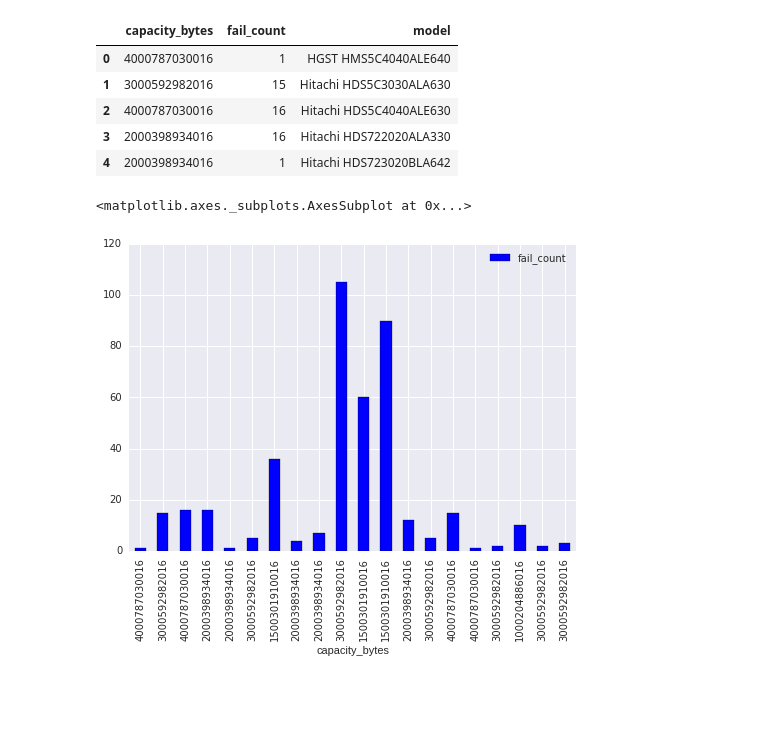
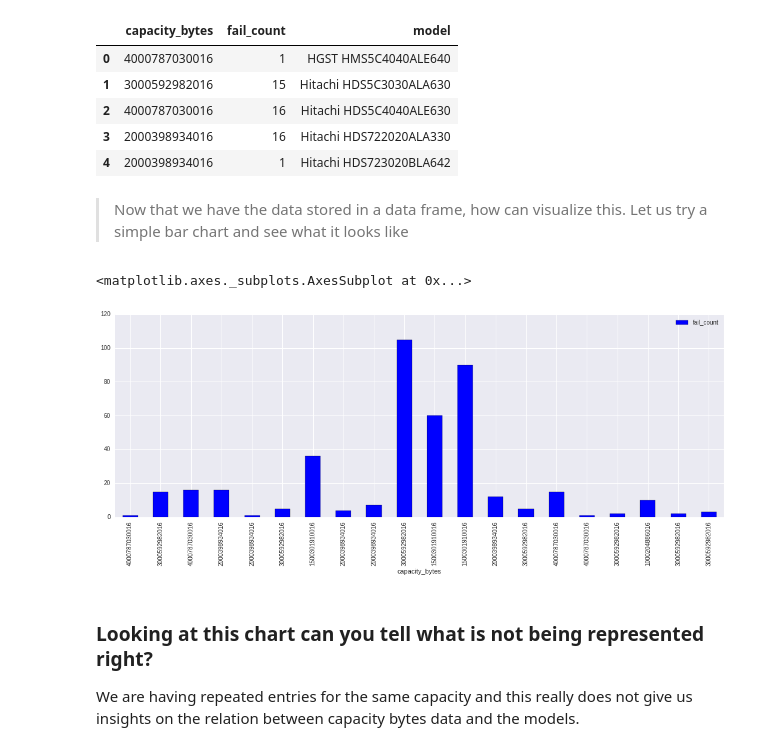
Before and after one commit to ababook/intro-python-data-science, a Jupyter notebook: hard-disk/2. Acquire.ipynb, the cells around one changed output. Drawn from its saved outputs; the diff is of its cells as text; code cells hidden in the pictures; blank space fills up the shorter version.

```diff
--- a/hard-disk/2. Acquire.ipynb
+++ b/hard-disk/2. Acquire.ipynb
@@ -182,6 +222,6 @@ failure_data_for_model_capacity_df.plot(kind="bar",x="capacity_bytes",y="fail_co
 # %%
-#across all models , capacity vs failure
-failure_data_for_all_model_capacity_df = pd.read_sql_query(sql='''SELECT capacity_bytes,count(failure) as fail_count,model
+failure_data_for_all_model_capacity_df = pd.read_sql_query(sql='''SELECT capacity_bytes,count(failure) as fail_count
+                                                                ,model
                                                     from data where failure = 1
                                                     group by model '''
                                              ,con=engine)
@@ -194,8 +246,10 @@ failure_data_for_all_model_capacity_df.head()
 | 2 | 4000787030016 | 16 | Hitachi HDS5C4040ALE630 |
 | 3 | 2000398934016 | 16 | Hitachi HDS722020ALA330 |
 | 4 | 2000398934016 | 1 | Hitachi HDS723020BLA642 |
+# %% [markdown]
+> Now that we have the data stored in a data frame, how can visualize this. Let us try a simple bar chart and see what it looks like
 # %%
-failure_data_for_all_model_capacity_df.plot(x="capacity_bytes",y="fail_count",kind="bar")
+failure_data_for_all_model_capacity_df.plot(x="capacity_bytes",y="fail_count",kind="bar",figsize=(18,6))
 # %% [output]
 <matplotlib.axes._subplots.AxesSubplot at 0x...>
-[figure, old version]
+[figure, new version]
@@ -206,0 +256,4 @@ failure_data_capacity_time_df = pd.read_sql_query(sql='''SELECT date,capacity_by
+# %% [markdown]
+### Looking at this chart can you tell what is not being represented right?
+
+ We are having repeated entries for the same capacity and this really does not give us insights on the relation between capacity bytes data and the models.
```
Also changed, not shown: parts of 29 cells of this notebook.
